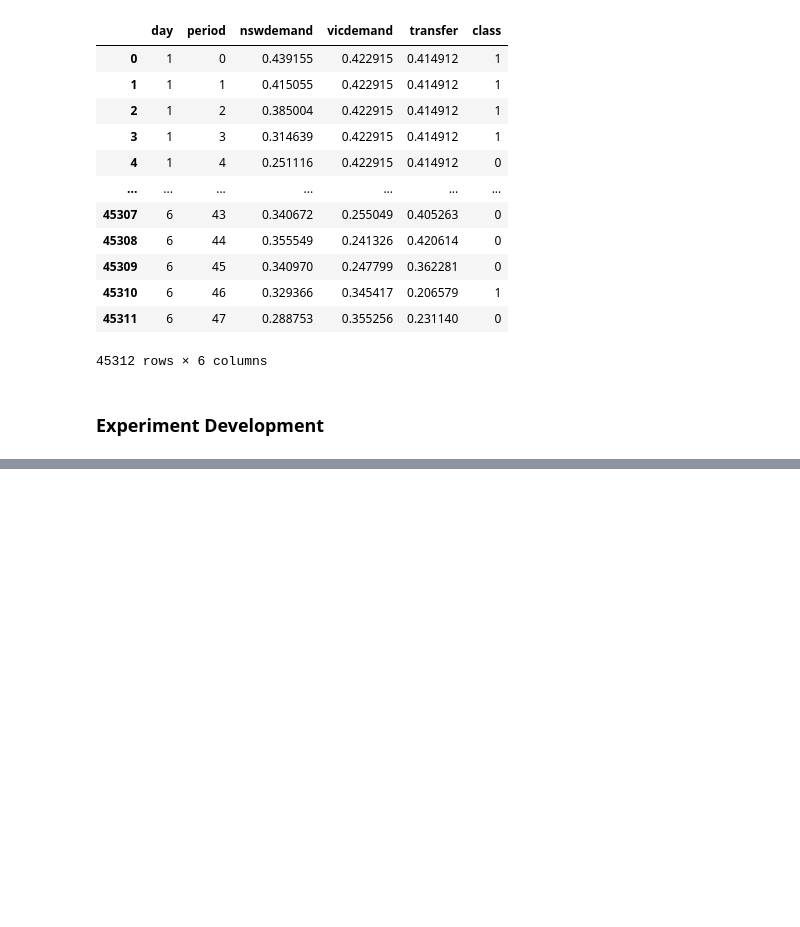
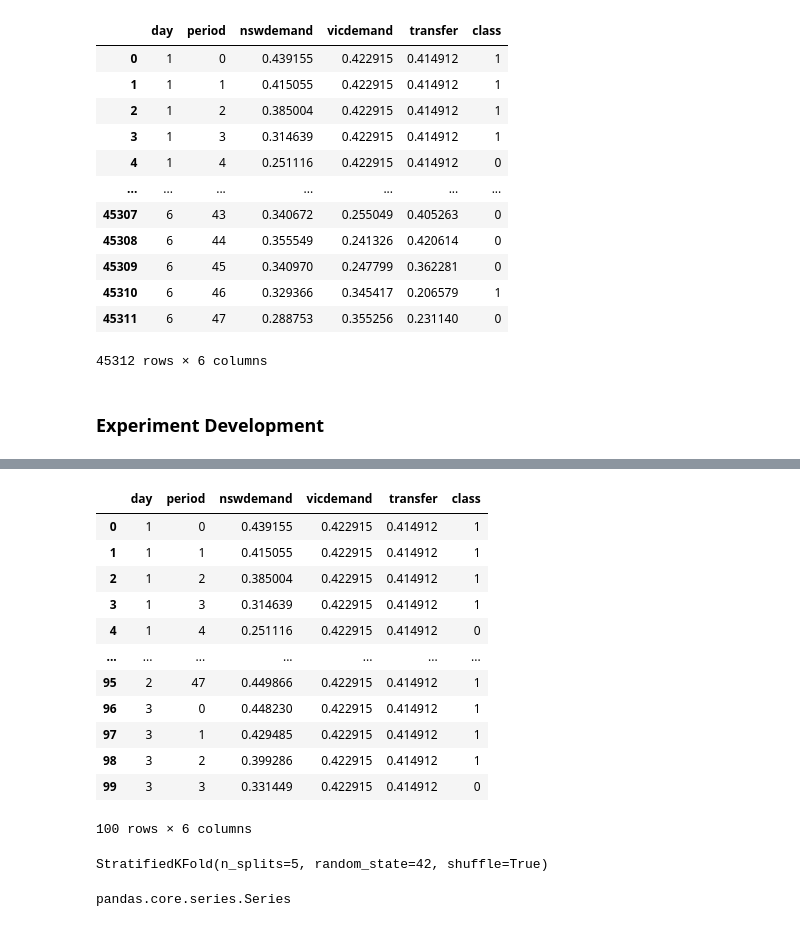
Before and after one commit to fastforwardlabs/concept-drift, a Jupyter notebook: notebooks/Test_Harness_Dev.ipynb, the cells around one changed output, grey strips where cells are left out. Drawn from its saved outputs; the diff is of its cells as text; code cells hidden in the pictures; blank space fills up the shorter version.

```diff
--- a/notebooks/Test_Harness_Dev.ipynb
+++ b/notebooks/Test_Harness_Dev.ipynb
@@ -103,0 +125,18 @@ experiments = [{'name': 'baseline', 'experiment': BaselineExperiment(model=model
+# %%
+test_data = data_clean[:100]
+# %%
+test_data
+# %% [output]
+|  | day | period | nswdemand | vicdemand | transfer | class |
+| 0 | 1 | 0 | 0.439155 | 0.422915 | 0.414912 | 1 |
+| 1 | 1 | 1 | 0.415055 | 0.422915 | 0.414912 | 1 |
+| 2 | 1 | 2 | 0.385004 | 0.422915 | 0.414912 | 1 |
+| 3 | 1 | 3 | 0.314639 | 0.422915 | 0.414912 | 1 |
+| 4 | 1 | 4 | 0.251116 | 0.422915 | 0.414912 | 0 |
+| ... | ... | ... | ... | ... | ... | ... |
+| 95 | 2 | 47 | 0.449866 | 0.422915 | 0.414912 | 1 |
+| 96 | 3 | 0 | 0.448230 | 0.422915 | 0.414912 | 1 |
+| 97 | 3 | 1 | 0.429485 | 0.422915 | 0.414912 | 1 |
+| 98 | 3 | 2 | 0.399286 | 0.422915 | 0.414912 | 1 |
+| 99 | 3 | 3 | 0.331449 | 0.422915 | 0.414912 | 0 |
+100 rows × 6 columns
@@ -103,0 +151,8 @@ experiments = [{'name': 'baseline', 'experiment': BaselineExperiment(model=model
+# %%
+skf.split()
+# %% [output]
+StratifiedKFold(n_splits=5, random_state=42, shuffle=True)
+# %%
+type(y)
+# %% [output]
+pandas.core.series.Series
```
Also changed, not shown: parts of 27 cells of this notebook, 1 other file.
